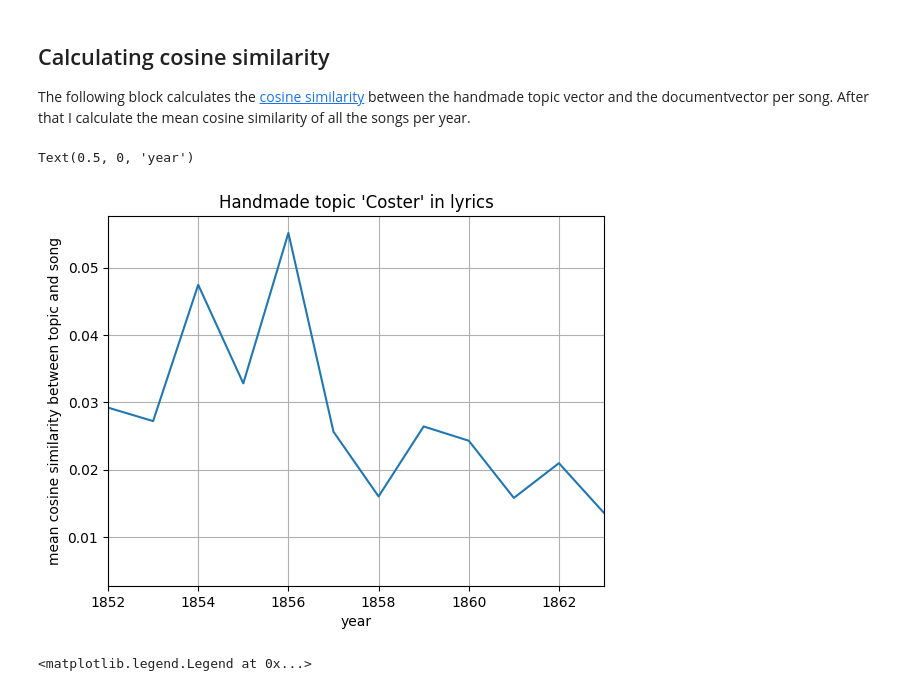
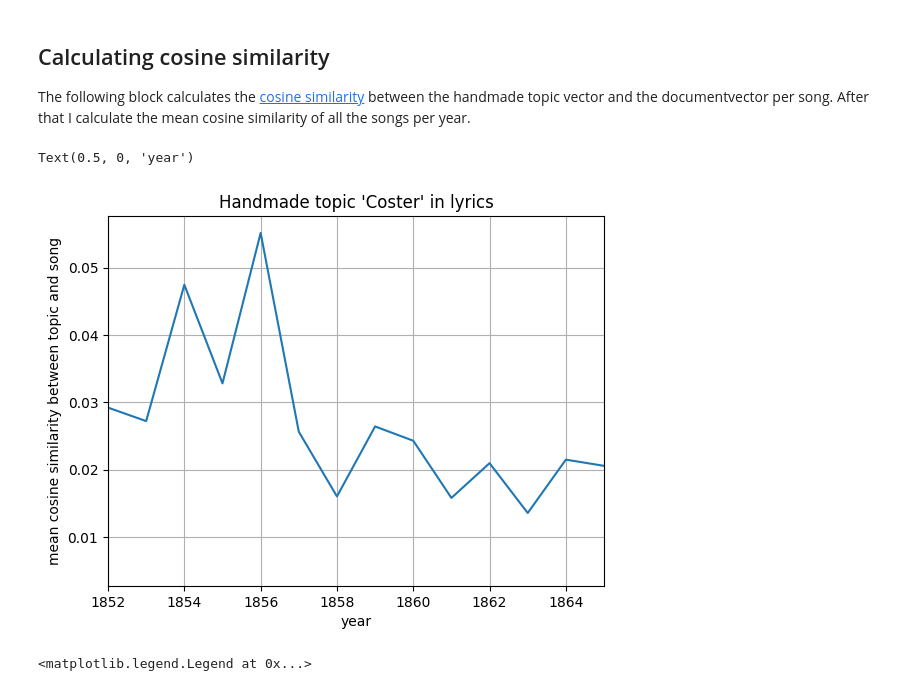
Before and after one commit to ivozandhuis/tv-liedjes, a Jupyter notebook: analysis/handmade-topics-tfidf.ipynb, the cells around one changed output. Cells and saved outputs as stored; diff of their text form; code cells hidden in the pictures.

```diff
--- a/analysis/handmade-topics-tfidf.ipynb
+++ b/analysis/handmade-topics-tfidf.ipynb
@@ -259,13 +254,13 @@ topicVectors = np.array(topics2vectors(topicList, liedjesVocabulary))
 df = createSimilarities(topicVectors, liedjesDF)
 # %%
 # Change of Coster topic
-ax = df['topic3'].plot(title="Handmade topic 'Coster' in lyrics", xlim=(1852,1863), grid=True)
+ax = df['topic3'].plot(title="Handmade topic 'Coster' in lyrics", xlim=(1852,1865), grid=True)
 ax.set_ylabel('mean cosine similarity between topic and song')
 ax.set_xlabel('year')
 # ax.legend(['topic vaderland', 'topic koninklijk huis', 'topic laurens coster'])
 # %% [output]
 Text(0.5, 0, 'year')
-[figure, old version]
+[figure, new version]
 # %%
 # Glorification of the elite vs the solidarity among printworkers
 ax = df['topic2'].plot(title="Handmade topics for class division in lyrics", xlim=(1852,1865), grid=True)
```
Also changed, not shown: parts of 7 cells of this notebook, 4 other files.
